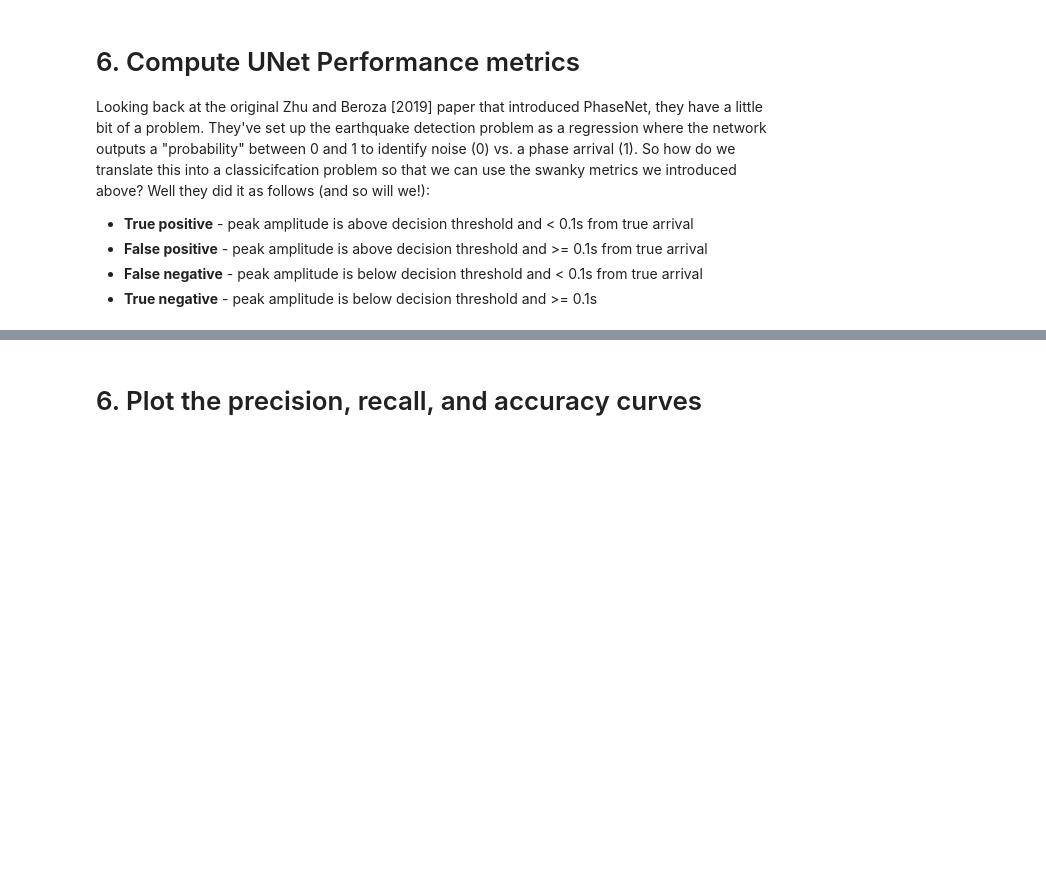
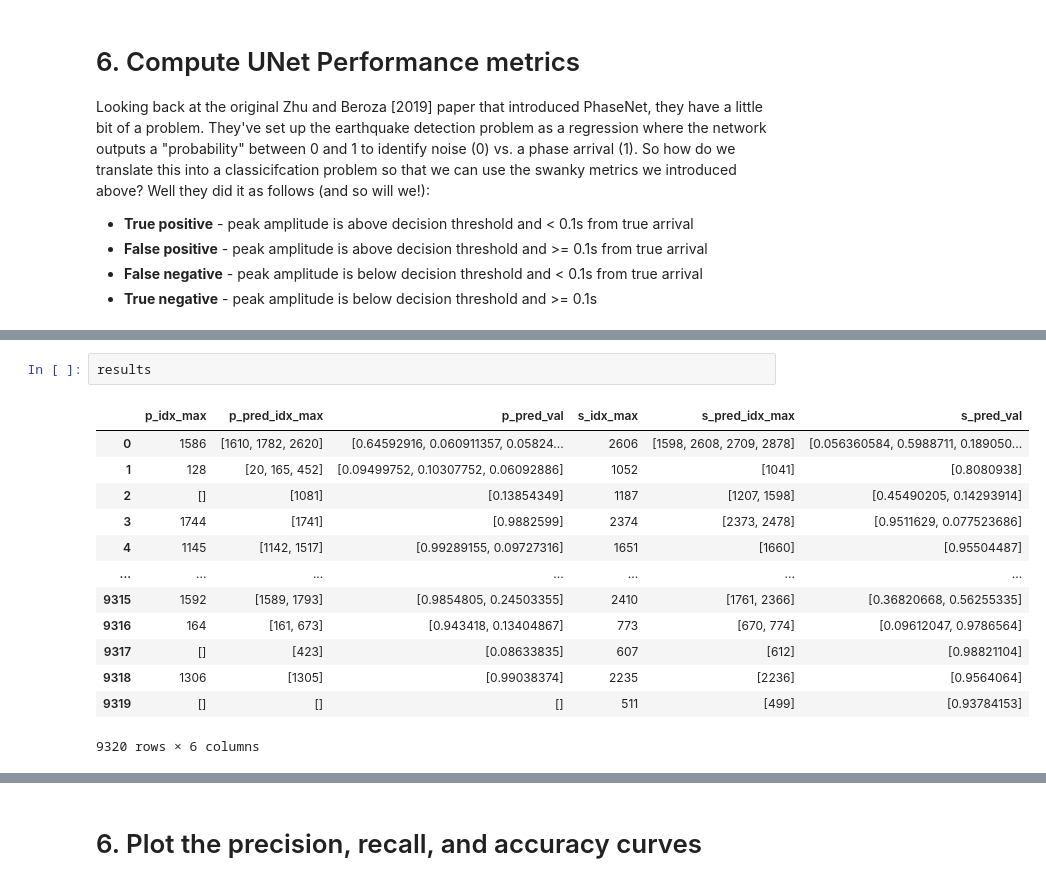
Before and after one commit to cascadiaquakes/2025_ML_TSC, a Jupyter notebook: notebooks/Amanda/unet_performance_metrics.ipynb, the cells around one changed output, grey strips where cells are left out. Cells and saved outputs as stored; diff of their text form; blank space fills up the shorter version.

```diff
--- a/notebooks/Amanda/unet_performance_metrics.ipynb
+++ b/notebooks/Amanda/unet_performance_metrics.ipynb
@@ -391,0 +323,16 @@ for dd, decision_threshold in enumerate(decision_thresholds):
+# %%
+results
+# %% [output]
+|  | p_idx_max | p_pred_idx_max | p_pred_val | s_idx_max | s_pred_idx_max | s_pred_val |
+| 0 | 1586 | [1610, 1782, 2620] | [0.64592916, 0.060911357, 0.05824... | 2606 | [1598, 2608, 2709, 2878] | [0.056360584, 0.5988711, 0.189050... |
+| 1 | 128 | [20, 165, 452] | [0.09499752, 0.10307752, 0.06092886] | 1052 | [1041] | [0.8080938] |
+| 2 | [] | [1081] | [0.13854349] | 1187 | [1207, 1598] | [0.45490205, 0.14293914] |
+| 3 | 1744 | [1741] | [0.9882599] | 2374 | [2373, 2478] | [0.9511629, 0.077523686] |
+| 4 | 1145 | [1142, 1517] | [0.99289155, 0.09727316] | 1651 | [1660] | [0.95504487] |
+| ... | ... | ... | ... | ... | ... | ... |
+| 9315 | 1592 | [1589, 1793] | [0.9854805, 0.24503355] | 2410 | [1761, 2366] | [0.36820668, 0.56255335] |
+| 9316 | 164 | [161, 673] | [0.943418, 0.13404867] | 773 | [670, 774] | [0.09612047, 0.9786564] |
+| 9317 | [] | [423] | [0.08633835] | 607 | [612] | [0.98821104] |
+| 9318 | 1306 | [1305] | [0.99038374] | 2235 | [2236] | [0.9564064] |
+| 9319 | [] | [] | [] | 511 | [499] | [0.93784153] |
+9320 rows × 6 columns
```
Also changed, not shown: parts of 10 cells of this notebook.
